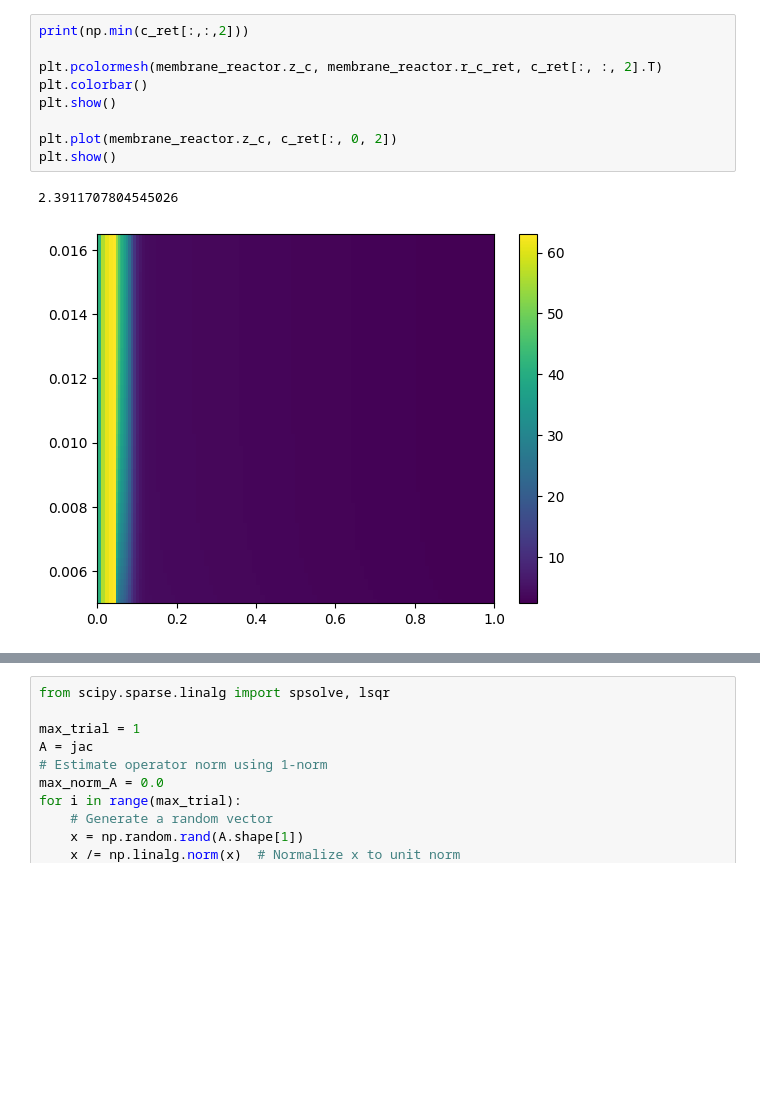
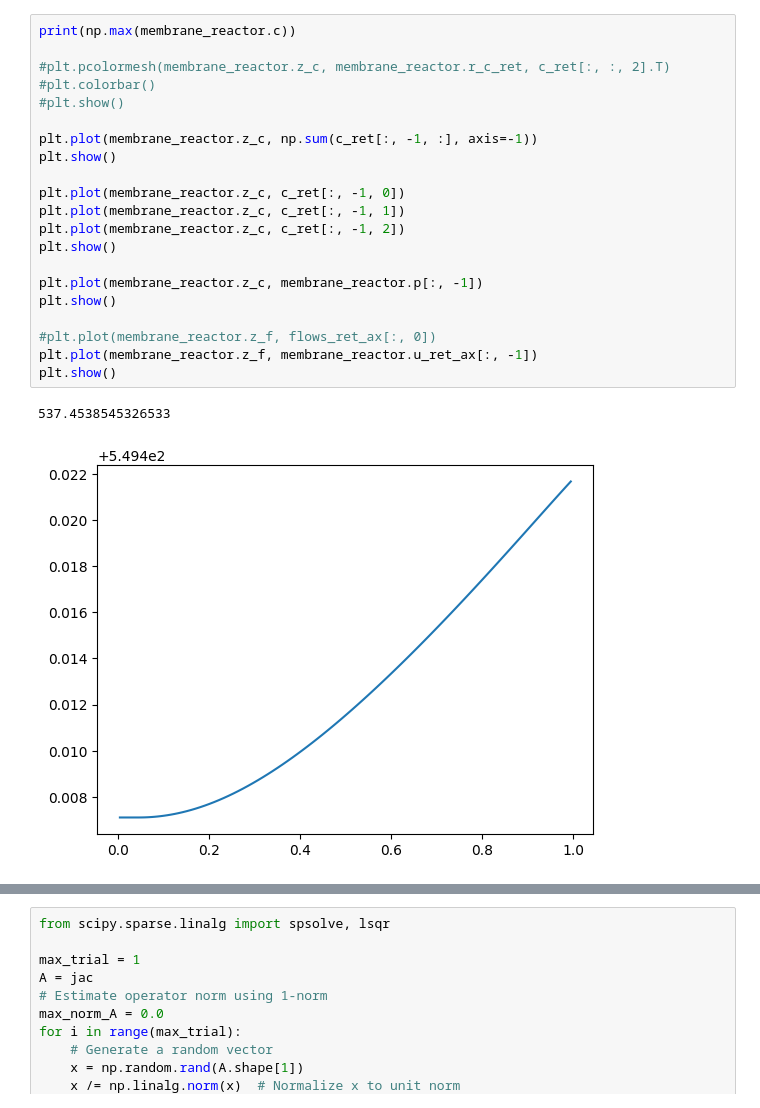
Before and after one commit to computational-chemical-engineering/ammonia_synthesis_reactor, a Jupyter notebook: membrane_reactor.ipynb, the cells around one changed output, grey strips where cells are left out. Drawn from its saved outputs; the diff is of its cells as text; blank space fills up the shorter version.

```diff
--- a/membrane_reactor.ipynb
+++ b/membrane_reactor.ipynb
@@ -74,12 +93,24 @@ elemental N balance: 1.5466673532719158e-08
 # %%
-print(np.min(c_ret[:,:,2]))
+print(np.max(membrane_reactor.c))
 
-plt.pcolormesh(membrane_reactor.z_c, membrane_reactor.r_c_ret, c_ret[:, :, 2].T)
-plt.colorbar()
+#plt.pcolormesh(membrane_reactor.z_c, membrane_reactor.r_c_ret, c_ret[:, :, 2].T)
+#plt.colorbar()
+#plt.show()
+
+plt.plot(membrane_reactor.z_c, np.sum(c_ret[:, -1, :], axis=-1))
 plt.show()
 
-plt.plot(membrane_reactor.z_c, c_ret[:, 0, 2])
+plt.plot(membrane_reactor.z_c, c_ret[:, -1, 0])
+plt.plot(membrane_reactor.z_c, c_ret[:, -1, 1])
+plt.plot(membrane_reactor.z_c, c_ret[:, -1, 2])
 plt.show()
+
+plt.plot(membrane_reactor.z_c, membrane_reactor.p[:, -1])
+plt.show()
+
+#plt.plot(membrane_reactor.z_f, flows_ret_ax[:, 0])
+plt.plot(membrane_reactor.z_f, membrane_reactor.u_ret_ax[:, -1])
+plt.show()
 # %% [output]
-2.3911707804545026
+537.4538545326533
-[figure, old version]
+[figure, new version]
```
Also changed, not shown: parts of 4 cells of this notebook, 3 other files.
